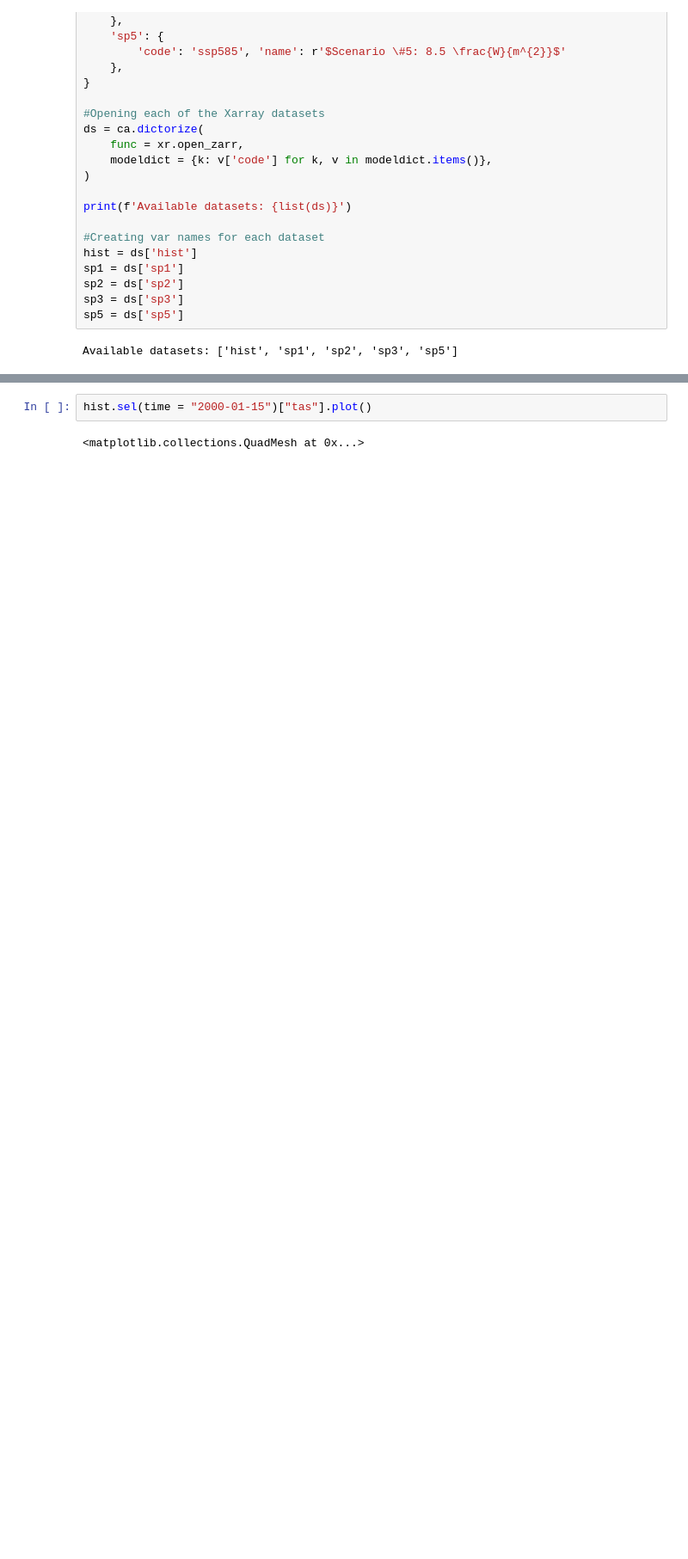
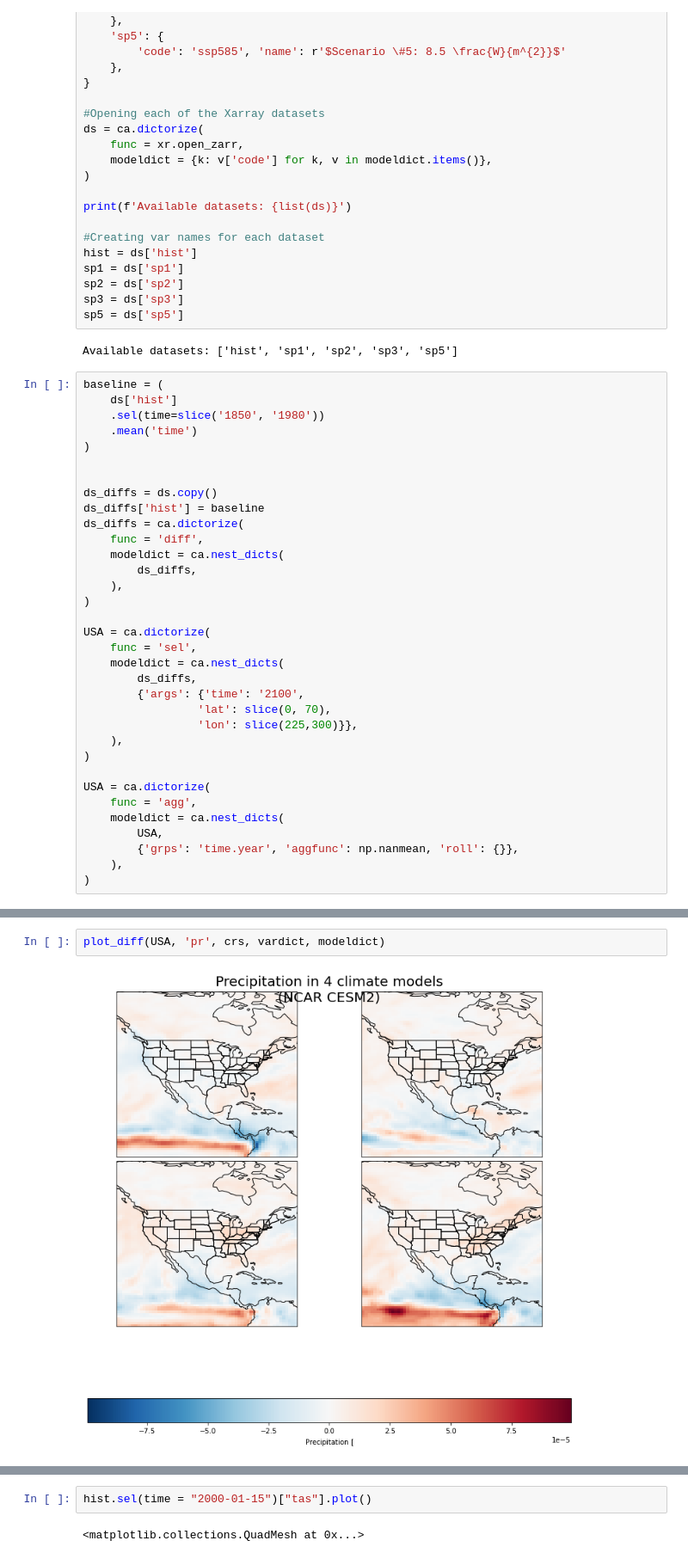
Before and after one commit to UCB-stat-159-s22/hw07-group20, a Jupyter notebook: notebooks/United States.ipynb, the cells around one changed output, grey strips where cells are left out. Shown at 86% size. Drawn from its saved outputs; the diff is of its cells as text; blank space fills up the shorter version.

```diff
--- a/notebooks/United States.ipynb
+++ b/notebooks/United States.ipynb
@@ -52,3 +52,37 @@ sp3 = ds['sp3']
 sp5 = ds['sp5']
 # %% [output]
 Available datasets: ['hist', 'sp1', 'sp2', 'sp3', 'sp5']
+# %%
+baseline = (
+    ds['hist']
+    .sel(time=slice('1850', '1980'))
+    .mean('time')
+)
+
+
+ds_diffs = ds.copy()
+ds_diffs['hist'] = baseline
+ds_diffs = ca.dictorize(
+    func = 'diff',
+    modeldict = ca.nest_dicts(
+        ds_diffs,
+    ),
+)
+
+USA = ca.dictorize(
+    func = 'sel',
+    modeldict = ca.nest_dicts(
+        ds_diffs,
+        {'args': {'time': '2100',
+                 'lat': slice(0, 70),
+                 'lon': slice(225,300)}},
+    ),
+)
+
+USA = ca.dictorize(
+    func = 'agg',
+    modeldict = ca.nest_dicts(
+        USA,
+        {'grps': 'time.year', 'aggfunc': np.nanmean, 'roll': {}},
+    ),
+)
@@ -54,0 +168,4 @@ Available datasets: ['hist', 'sp1', 'sp2', 'sp3', 'sp5']
+# %%
+plot_diff(USA, 'pr', crs, vardict, modeldict)
+# %% [output]
+[figure, added]
```
Also changed, not shown: parts of 8 cells of this notebook.
